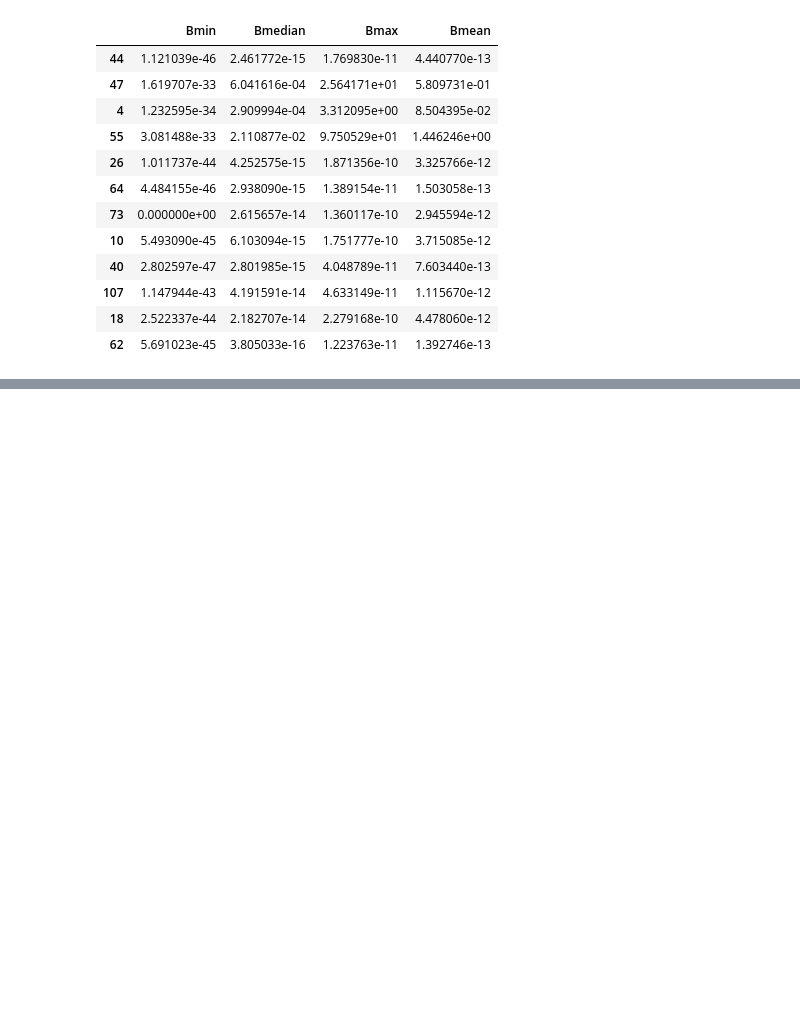
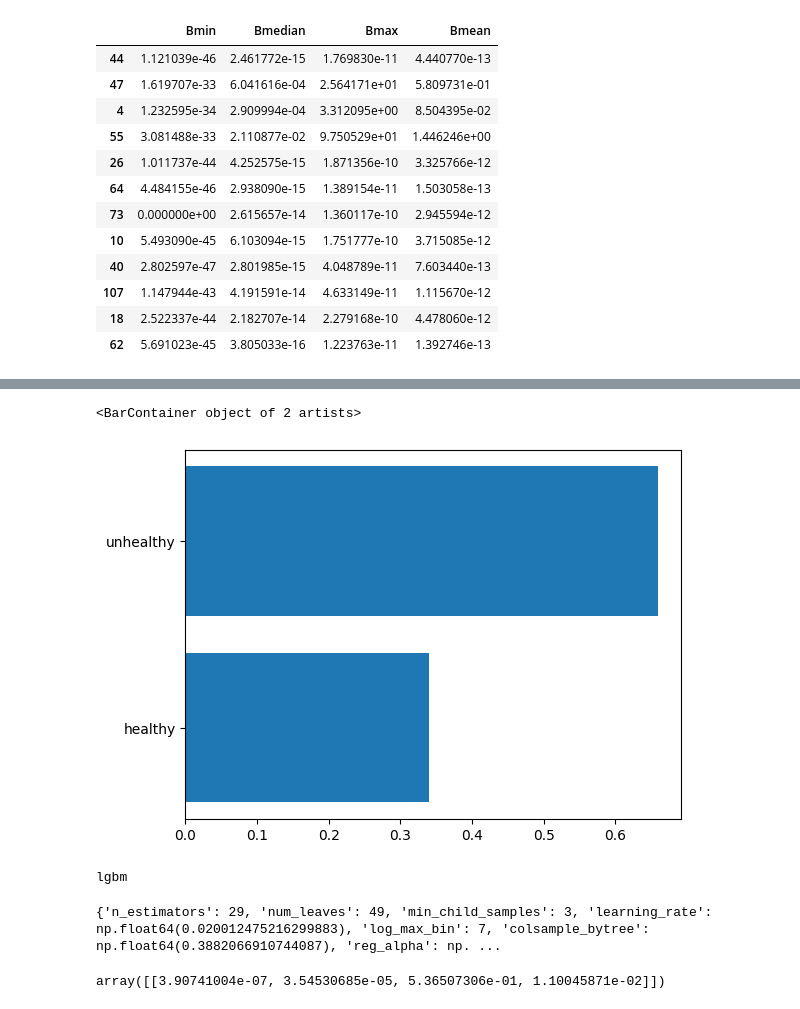
Before and after one commit to albas99/ERG_GUI, a Jupyter notebook: train.ipynb, the cells around one changed output, grey strips where cells are left out. Cells and saved outputs as stored; diff of their text form; code cells hidden in the pictures; blank space fills up the shorter version.

```diff
--- a/train.ipynb
+++ b/train.ipynb
@@ -184,10 +184,11 @@ automl.fit(X_train, y_train,
 # %%
-preds = automl.predict(X_val)
-probs = automl.predict_proba(X_val)
-probs = probs[:, 1]
-fpr, tpr, thresholds = roc_curve(y_val, probs)
-noskill_probs = [0 for _ in range(len(y_val))]
-nsfpr, nstpr, nsthresh = roc_curve(y_val, noskill_probs)
-plt.plot(fpr, tpr, label = 'Estimator')
-plt.plot(nsfpr, nstpr, linestyle = '--', label = 'No Skill')
-plt.show()
+preds = automl.predict(X_test)
+probs = automl.predict_proba(X_test)
+# probs = probs[:, 1]
+# fpr, tpr, thresholds = roc_curve(y_test, probs)
+# noskill_probs = [0 for _ in range(len(y_test))]
+# nsfpr, nstpr, nsthresh = roc_curve(y_test, noskill_probs)
+# plt.plot(fpr, tpr, label = 'Estimator')
+# plt.plot(nsfpr, nstpr, linestyle = '--', label = 'No Skill')
+# plt.show()
+# probs
@@ -197,0 +248,13 @@ probs
+# %%
+plt.barh(target_labels, probs[0])
+# %% [output]
+<BarContainer object of 2 artists>
+[figure, added]
+# %%
+print(automl.best_estimator)
+# %% [output]
+lgbm
+# %%
+print(automl.best_config)
+# %% [output]
+{'n_estimators': 29, 'num_leaves': 49, 'min_child_samples': 3, 'learning_rate': np.float64(0.020012475216299883), 'log_max_bin': 7, 'colsample_bytree': np.float64(0.3882066910744087), 'reg_alpha': np. ...
@@ -197,0 +267,7 @@ probs
+# %%
+signal_no = load_signal('32')
+s = compute_features(signal_no, 32, 16, 'hamming')
+sa = np.array(s).reshape(1, -1)
+sa
+# %% [output]
+array([[3.90741004e-07, 3.54530685e-05, 5.36507306e-01, 1.10045871e-02]])
```
Also changed, not shown: parts of 13 cells of this notebook, 4 other files.
